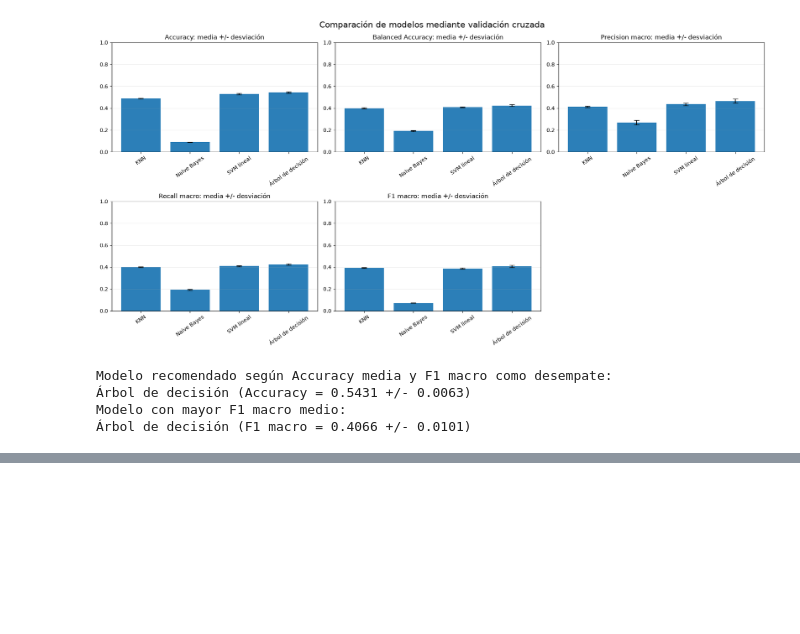
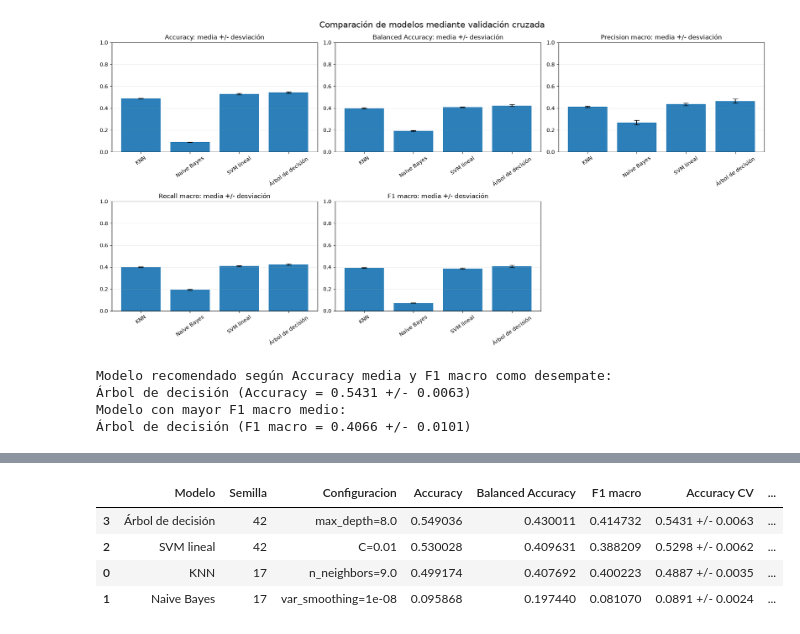
Before and after one commit to Racsok/mineria, a Jupyter notebook: analisis_datasets/analisis_dataset_FIFA.ipynb, the cells around one changed output, grey strips where cells are left out. Drawn from its saved outputs; the diff is of its cells as text; code cells hidden in the pictures; blank space fills up the shorter version.

Commit message:
tabla final comparativa

```diff
--- a/analisis_datasets/analisis_dataset_FIFA.ipynb
+++ b/analisis_datasets/analisis_dataset_FIFA.ipynb
@@ -4414,3 +4414,90 @@ Modelo recomendado según Accuracy media y F1 macro como desempate:
 Árbol de decisión (Accuracy = 0.5431 +/- 0.0063)
 Modelo con mayor F1 macro medio:
 Árbol de decisión (F1 macro = 0.4066 +/- 0.0101)
+# %%
+# Tabla final para el informe
+
+columnas_semilla = [
+    "Modelo",
+    "Semilla",
+    "Hiperparametro",
+    "Valor",
+    "Accuracy",
+    "Balanced Accuracy",
+    "F1 macro"
+ ]
+
+tabla_final_resultados = mejores_filas_semillas[columnas_semilla].merge(
+    tabla_cv[
+        [
+            "Modelo",
+            "Accuracy media",
+            "Accuracy desviacion",
+            "Balanced Accuracy media",
+            "Balanced Accuracy desviacion",
+            "Precision macro media",
+            "Precision macro desviacion",
+            "Recall macro media",
+            "Recall macro desviacion",
+            "F1 macro media",
+            "F1 macro desviacion"
+        ]
+    ],
+    on="Modelo",
+    how="left"
+ )
+
+def formato_media_desviacion(fila, metrica):
+    return (
+        f"{fila[f'{metrica} media']:.4f} +/- "
+        f"{fila[f'{metrica} desviacion']:.4f}"
+    )
+
+for metrica in [
+    "Accuracy",
+    "Balanced Accuracy",
+    "Precision macro",
+    "Recall macro",
+    "F1 macro"
+ ]:
+    tabla_final_resultados[f"{metrica} CV"] = tabla_final_resultados.apply(
+        lambda fila: formato_media_desviacion(fila, metrica),
+        axis=1
+    )
+
+tabla_final_resultados["Configuracion"] = (
+    tabla_final_resultados["Hiperparametro"].astype(str)
+    + "="
+    + tabla_final_resultados["Valor"].astype(str)
+ )
+
+tabla_final_resultados = tabla_final_resultados[
+    [
+        "Modelo",
+        "Semilla",
+        "Configuracion",
+        "Accuracy",
+        "Balanced Accuracy",
+        "F1 macro",
+        "Accuracy CV",
+        "Balanced Accuracy CV",
+        "Precision macro CV",
+        "Recall macro CV",
+        "F1 macro CV"
+    ]
+ ].sort_values(
+    ["Accuracy CV", "F1 macro CV"],
+    ascending=False
+ )
+
+print("Tabla final de comparación y validación cruzada:")
+display(tabla_final_resultados)
+
+print(
+    f"\nModelo recomendado: {mejor_modelo_cv['Modelo']}. "
+    f"Accuracy CV = {mejor_modelo_cv['Accuracy media']:.4f} +/- "
+    f"{mejor_modelo_cv['Accuracy desviacion']:.4f}; "
+    f"F1 macro CV = {mejor_modelo_cv['F1 macro media']:.4f} +/- "
+    f"{mejor_modelo_cv['F1 macro desviacion']:.4f}."
+ )
+# %% [output]
@@ -4416,0 +4505,5 @@ Modelo con mayor F1 macro medio:
+|  | Modelo | Semilla | Configuracion | Accuracy | Balanced Accuracy | F1 macro | Accuracy CV | ... |
+| 3 | Árbol de decisión | 42 | max_depth=8.0 | 0.549036 | 0.430011 | 0.414732 | 0.5431 +/- 0.0063 | ... |
+| 2 | SVM lineal | 42 | C=0.01 | 0.530028 | 0.409631 | 0.388209 | 0.5298 +/- 0.0062 | ... |
+| 0 | KNN | 17 | n_neighbors=9.0 | 0.499174 | 0.407692 | 0.400223 | 0.4887 +/- 0.0035 | ... |
+| 1 | Naive Bayes | 17 | var_smoothing=1e-08 | 0.095868 | 0.197440 | 0.081070 | 0.0891 +/- 0.0024 | ... |
```
Also changed, not shown: parts of 1 cell of this notebook.
